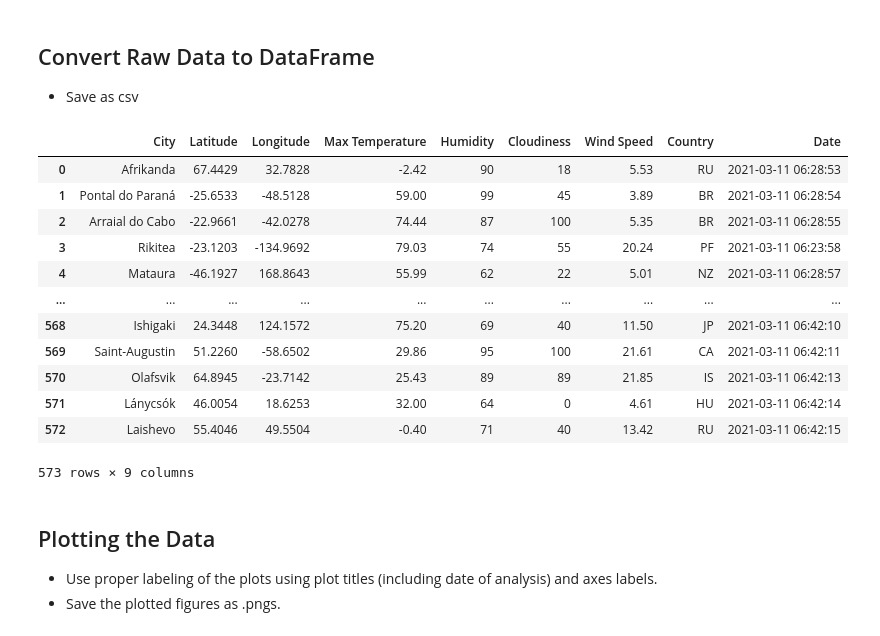
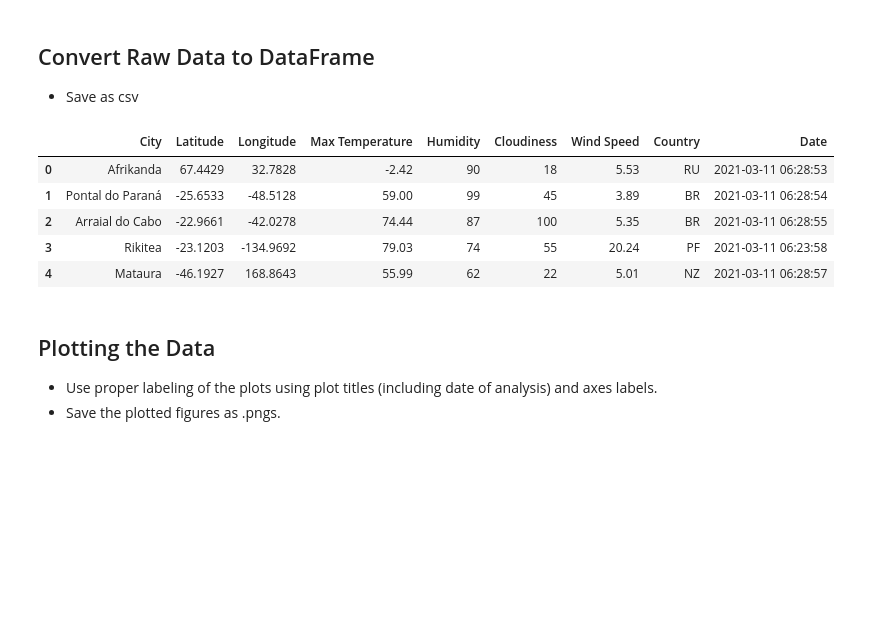
Before and after one commit to sir-omoreno/python-api-challenge, a Jupyter notebook: WeatherPy.ipynb, the cells around one changed output. Saved outputs shown, nothing was run; the diff lists cells and outputs as text; code cells hidden in the pictures; blank space fills up the shorter version.

```diff
--- a/WeatherPy.ipynb
+++ b/WeatherPy.ipynb
@@ -235,29 +235,22 @@ Data Retrieval Complete
 # %%
 raw_data_df = pd.DataFrame({
     "City": city_list,
     "Latitude": lat,
     "Longitude": long,
     "Max Temperature": max_temp,
     "Humidity": humidity,
     "Cloudiness": cloudiness,
     "Wind Speed": wind_speed,
     "Country": country,
     "Date": date})
 
 #Changing date column from UNIX date to easy to read format
 raw_data_df['Date'] = pd.to_datetime(raw_data_df['Date'], errors='coerce', unit='s')
-raw_data_df
+raw_data_df.head()
 # %% [output]
 |  | City | Latitude | Longitude | Max Temperature | Humidity | Cloudiness | Wind Speed | Country | Date |
 | 0 | Afrikanda | 67.4429 | 32.7828 | -2.42 | 90 | 18 | 5.53 | RU | 2021-03-11 06:28:53 |
 | 1 | Pontal do Paraná | -25.6533 | -48.5128 | 59.00 | 99 | 45 | 3.89 | BR | 2021-03-11 06:28:54 |
 | 2 | Arraial do Cabo | -22.9661 | -42.0278 | 74.44 | 87 | 100 | 5.35 | BR | 2021-03-11 06:28:55 |
 | 3 | Rikitea | -23.1203 | -134.9692 | 79.03 | 74 | 55 | 20.24 | PF | 2021-03-11 06:23:58 |
 | 4 | Mataura | -46.1927 | 168.8643 | 55.99 | 62 | 22 | 5.01 | NZ | 2021-03-11 06:28:57 |
-| ... | ... | ... | ... | ... | ... | ... | ... | ... | ... |
-| 568 | Ishigaki | 24.3448 | 124.1572 | 75.20 | 69 | 40 | 11.50 | JP | 2021-03-11 06:42:10 |
-| 569 | Saint-Augustin | 51.2260 | -58.6502 | 29.86 | 95 | 100 | 21.61 | CA | 2021-03-11 06:42:11 |
-| 570 | Olafsvik | 64.8945 | -23.7142 | 25.43 | 89 | 89 | 21.85 | IS | 2021-03-11 06:42:13 |
-| 571 | Lánycsók | 46.0054 | 18.6253 | 32.00 | 64 | 0 | 4.61 | HU | 2021-03-11 06:42:14 |
-| 572 | Laishevo | 55.4046 | 49.5504 | -0.40 | 71 | 40 | 13.42 | RU | 2021-03-11 06:42:15 |
-573 rows × 9 columns
```
Also changed, not shown: parts of 1 cell of this notebook.
